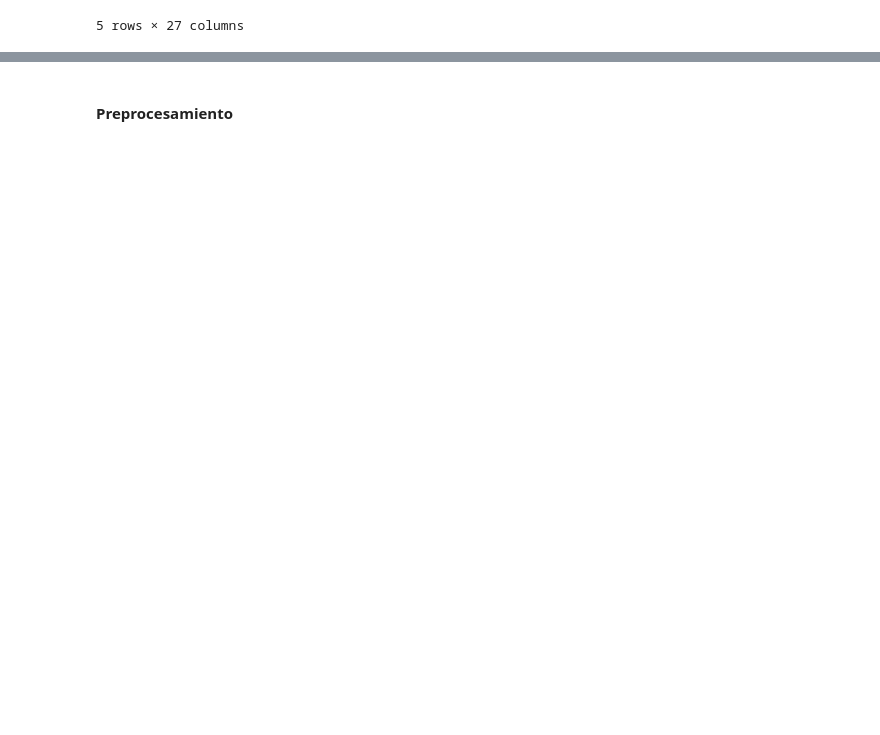
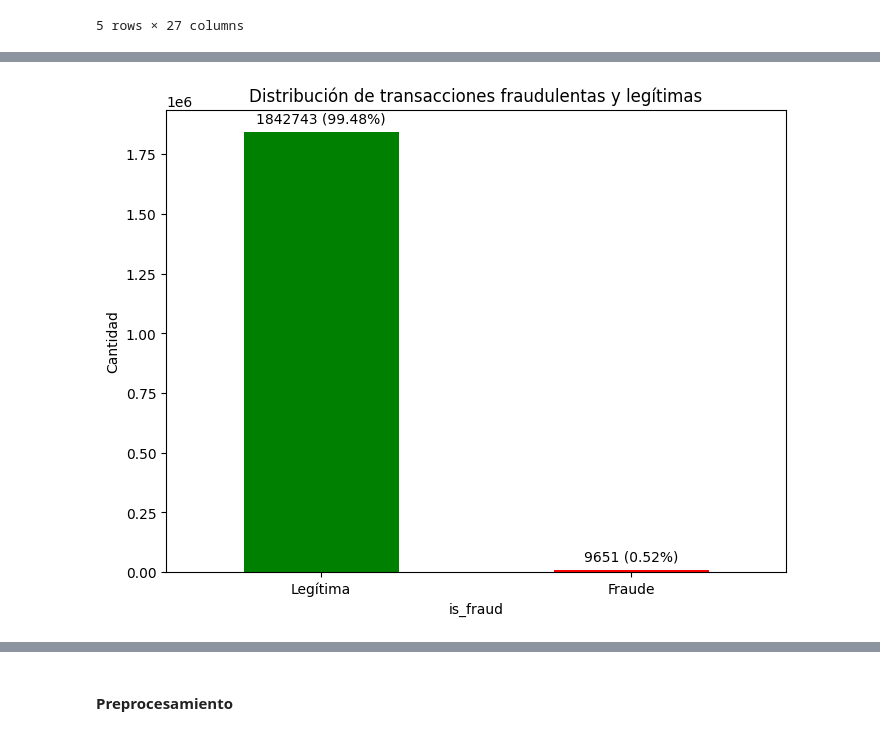
Before and after one commit to javim7/Proyecto2-SDS, a Jupyter notebook: proyecto2.ipynb, the cells around one changed output, grey strips where cells are left out. Drawn from its saved outputs; the diff is of its cells as text; code cells hidden in the pictures; blank space fills up the shorter version.

```diff
--- a/proyecto2.ipynb
+++ b/proyecto2.ipynb
@@ -28,0 +76,20 @@ df.head()
+# %%
+# Calcular la cantidad de transacciones fraudulentas y legítimas
+fraud_counts = df['is_fraud'].value_counts()
+total_transactions = fraud_counts.sum()
+
+# Visualizar la distribución de la variable objetivo 'is_fraud'
+plt.figure(figsize=(8, 6))
+fraud_counts.plot(kind='bar', color=['green', 'red'])
+plt.title('Distribución de transacciones fraudulentas y legítimas')
+plt.xlabel('is_fraud')
+plt.ylabel('Cantidad')
+plt.xticks([0, 1], ['Legítima', 'Fraude'], rotation=0)
+
+# Mostrar la proporción en el gráfico
+for i, count in enumerate(fraud_counts):
+    plt.text(i, count + total_transactions * 0.02, f"{count} ({count / total_transactions:.2%})", ha='center')
+
+plt.show()
+# %% [output]
+[figure, added]
```
Also changed, not shown: parts of 11 cells of this notebook.
